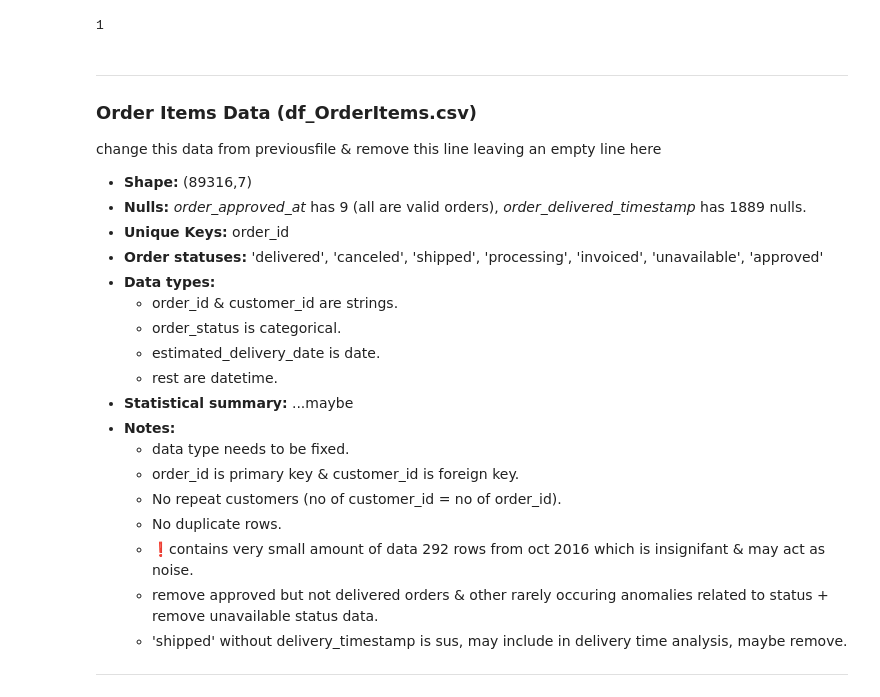
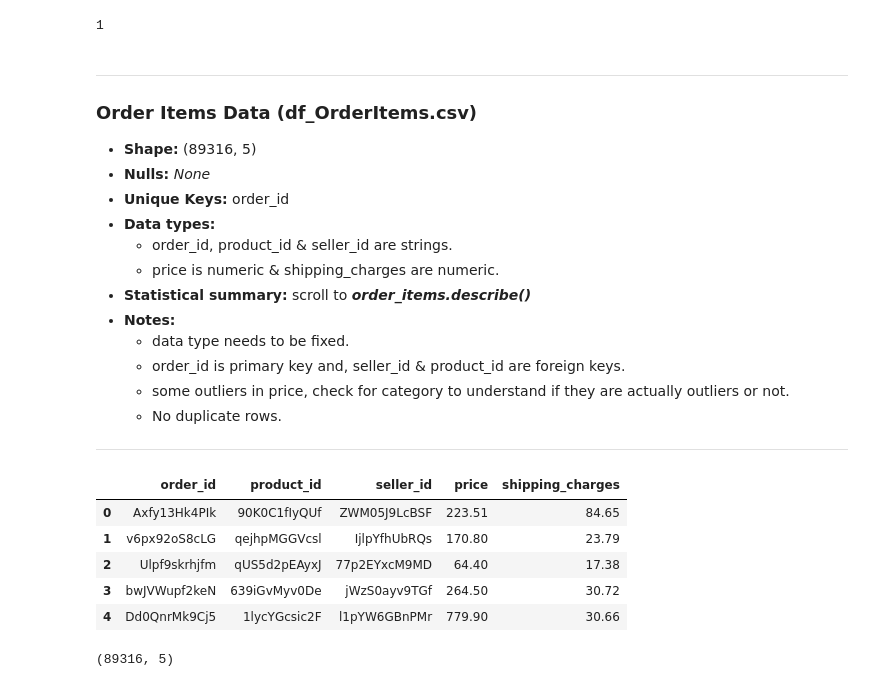
Before and after one commit to JatinY459/ecommerce-data-analysis, a Jupyter notebook: notebooks/01_data_overview.ipynb, the cells around one changed output. Cells and saved outputs as stored; diff of their text form; code cells hidden in the pictures.

```diff
--- a/notebooks/01_data_overview.ipynb
+++ b/notebooks/01_data_overview.ipynb
@@ -285,23 +285,30 @@ difference = (orders['order_approved_at'] - orders['order_purchase_timestamp']).
 ---
 
 ### Order Items Data (df_OrderItems.csv)
-change this data from previousfile & remove this line leaving an empty line here
-- **Shape:** (89316,7)
-- **Nulls:** *order_approved_at* has 9 (all are valid orders), *order_delivered_timestamp* has 1889 nulls.
+
+- **Shape:** (89316, 5)
+- **Nulls:** *None*
 - **Unique Keys:** order_id
-- **Order statuses:** 'delivered', 'canceled', 'shipped', 'processing', 'invoiced', 'unavailable', 'approved'
 - **Data types:**
-    - order_id & customer_id are strings.
-    - order_status is categorical.
-    - estimated_delivery_date is date.
-    - rest are datetime.
-- **Statistical summary:** ...maybe
+    - order_id, product_id & seller_id are strings.
+    - price is numeric & shipping_charges are numeric.
+- **Statistical summary:** scroll to ***order_items.describe()***
 - **Notes:**
     - data type needs to be fixed.
-    - order_id is primary key & customer_id is foreign key.
-    - No repeat customers (no of customer_id = no of order_id).
+    - order_id is primary key and, seller_id & product_id are foreign keys.
+    - some outliers in price, check for category to understand if they are actually outliers or not.
     - No duplicate rows.
-    - ❗contains very small amount of data 292 rows from oct 2016 which is insignifant & may act as noise.
-    - remove approved but not delivered orders & other rarely occuring anomalies related to status + remove unavailable status data.
-    - 'shipped' without delivery_timestamp is sus, may include in delivery time analysis, maybe remove.
 ---
+# %%
+order_items.head()
+# %% [output]
+|  | order_id | product_id | seller_id | price | shipping_charges |
+| 0 | Axfy13Hk4PIk | 90K0C1fIyQUf | ZWM05J9LcBSF | 223.51 | 84.65 |
+| 1 | v6px92oS8cLG | qejhpMGGVcsl | IjlpYfhUbRQs | 170.80 | 23.79 |
+| 2 | Ulpf9skrhjfm | qUS5d2pEAyxJ | 77p2EYxcM9MD | 64.40 | 17.38 |
+| 3 | bwJVWupf2keN | 639iGvMyv0De | jWzS0ayv9TGf | 264.50 | 30.72 |
+| 4 | Dd0QnrMk9Cj5 | 1lycYGcsic2F | l1pYW6GBnPMr | 779.90 | 30.66 |
+# %%
+print(order_items.shape)
+# %% [output]
+(89316, 5)
```
Also changed, not shown: parts of 30 cells of this notebook.
